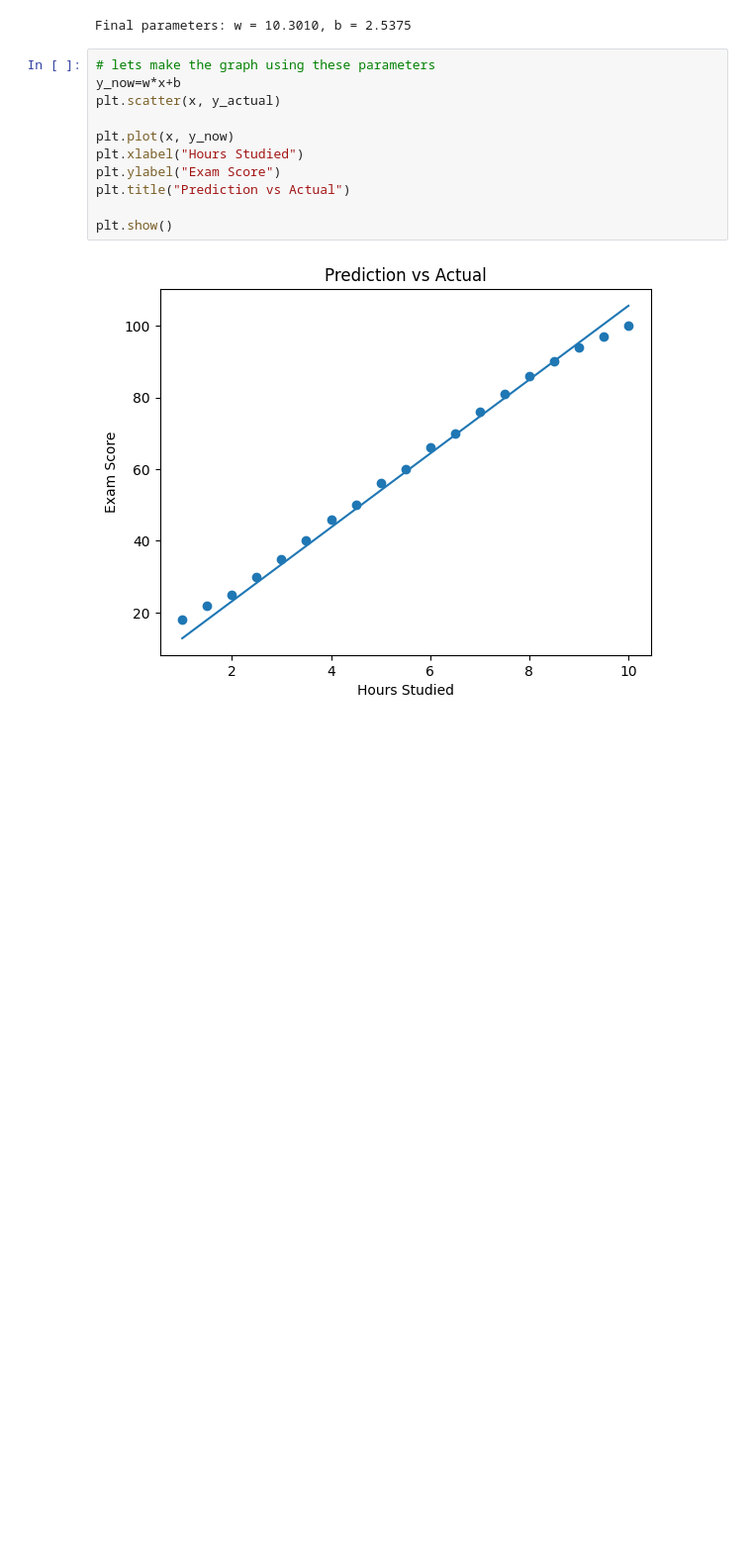
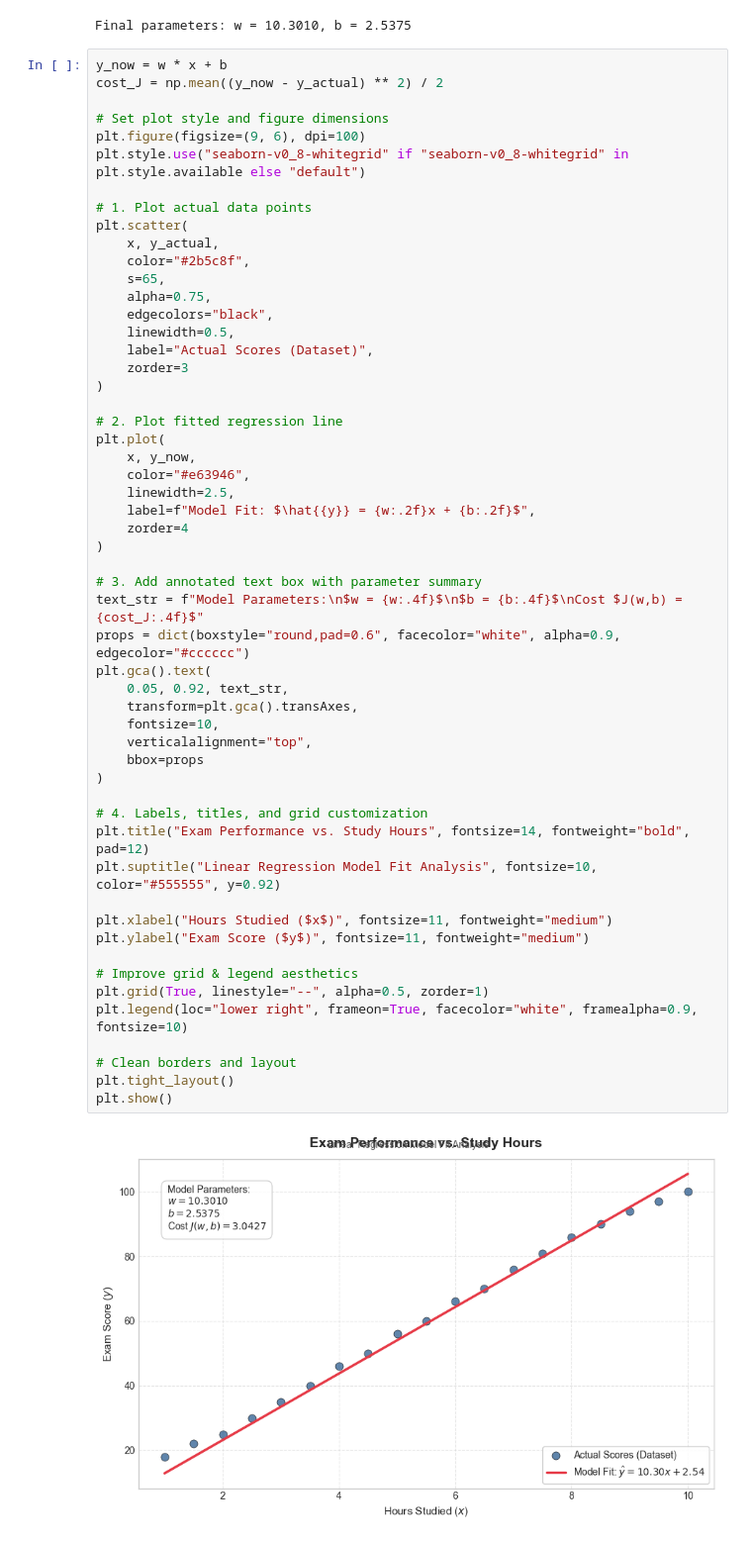
Before and after one commit to anshdev44/Gen-AI, a Jupyter notebook: Skit-Learn/Liner_Regression/gradient_descent.ipynb, the cells around one changed output. Shown at 99% size. Cells and saved outputs as stored; diff of their text form; blank space fills up the shorter version.

```diff
--- a/Skit-Learn/Liner_Regression/gradient_descent.ipynb
+++ b/Skit-Learn/Liner_Regression/gradient_descent.ipynb
@@ -81,15 +81,58 @@ print(f"Final parameters: w = {w:.4f}, b = {b:.4f}")
 # %% [output]
 Final parameters: w = 10.3010, b = 2.5375
 # %%
-# lets make the graph using these parameters
-y_now=w*x+b
-plt.scatter(x, y_actual)
+y_now = w * x + b
+cost_J = np.mean((y_now - y_actual) ** 2) / 2
 
-plt.plot(x, y_now)
-plt.xlabel("Hours Studied")
-plt.ylabel("Exam Score")
-plt.title("Prediction vs Actual")
+# Set plot style and figure dimensions
+plt.figure(figsize=(9, 6), dpi=100)
+plt.style.use("seaborn-v0_8-whitegrid" if "seaborn-v0_8-whitegrid" in plt.style.available else "default")
 
+# 1. Plot actual data points
+plt.scatter(
+    x, y_actual,
+    color="#2b5c8f",
+    s=65,
+    alpha=0.75,
+    edgecolors="black",
+    linewidth=0.5,
+    label="Actual Scores (Dataset)",
+    zorder=3
+)
+
+# 2. Plot fitted regression line
+plt.plot(
+    x, y_now,
+    color="#e63946",
+    linewidth=2.5,
+    label=f"Model Fit: $\hat{{y}} = {w:.2f}x + {b:.2f}$",
+    zorder=4
+)
+
+# 3. Add annotated text box with parameter summary
+text_str = f"Model Parameters:\n$w = {w:.4f}$\n$b = {b:.4f}$\nCost $J(w,b) = {cost_J:.4f}$"
+props = dict(boxstyle="round,pad=0.6", facecolor="white", alpha=0.9, edgecolor="#cccccc")
+plt.gca().text(
+    0.05, 0.92, text_str,
+    transform=plt.gca().transAxes,
+    fontsize=10,
+    verticalalignment="top",
+    bbox=props
+)
+
+# 4. Labels, titles, and grid customization
+plt.title("Exam Performance vs. Study Hours", fontsize=14, fontweight="bold", pad=12)
+plt.suptitle("Linear Regression Model Fit Analysis", fontsize=10, color="#555555", y=0.92)
+
+plt.xlabel("Hours Studied ($x$)", fontsize=11, fontweight="medium")
+plt.ylabel("Exam Score ($y$)", fontsize=11, fontweight="medium")
+
+# Improve grid & legend aesthetics
+plt.grid(True, linestyle="--", alpha=0.5, zorder=1)
+plt.legend(loc="lower right", frameon=True, facecolor="white", framealpha=0.9, fontsize=10)
+
+# Clean borders and layout
+plt.tight_layout()
 plt.show()
 # %% [output]
-[figure, old version]
+[figure, new version]
```
Also changed, not shown: 2 other files.
